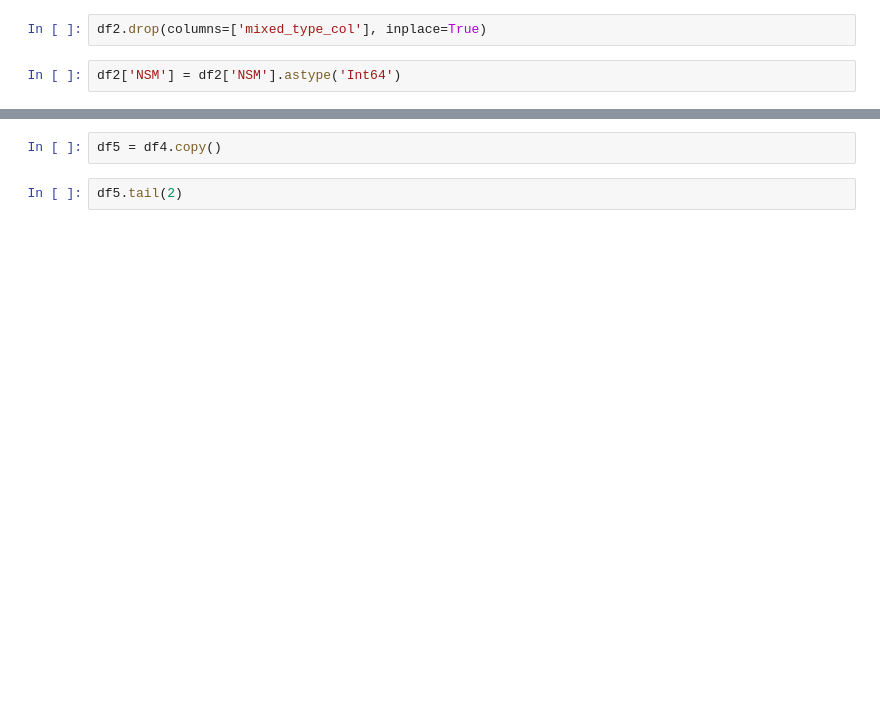
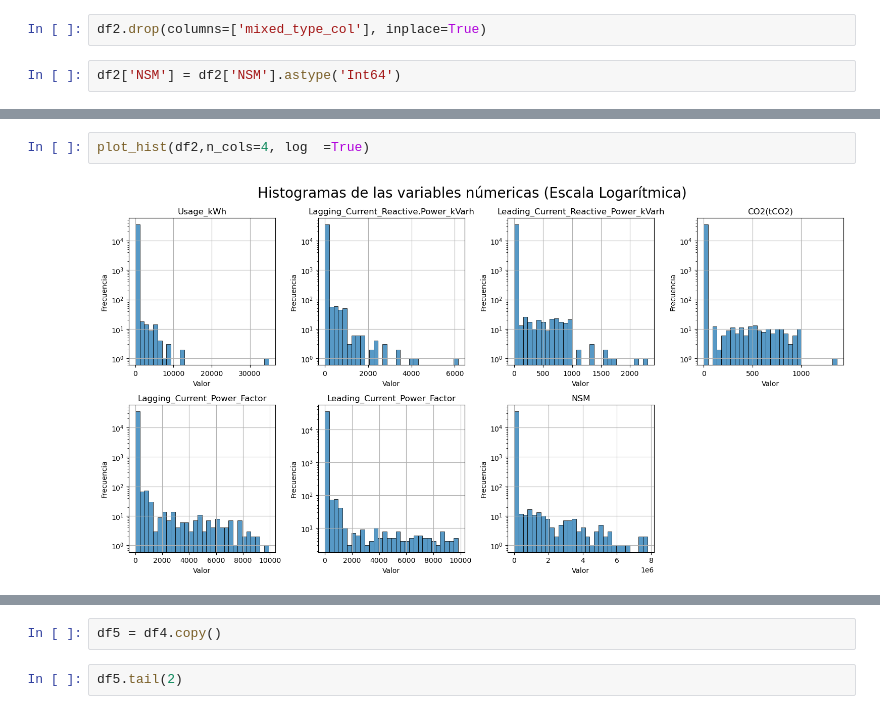
Before and after one commit to luisegg/mlops-team17-project, a Jupyter notebook: SteelEnergyPhase1.ipynb, the cells around one changed output, grey strips where cells are left out. Saved outputs shown, nothing was run; the diff lists cells and outputs as text; blank space fills up the shorter version.

```diff
--- a/SteelEnergyPhase1.ipynb
+++ b/SteelEnergyPhase1.ipynb
@@ -343,0 +460,4 @@ array([[<Axes: title={'center': 'date'}>,
+# %%
+plot_hist(df2,n_cols=4, log  =True)
+# %% [output]
+[figure, added]
```
Also changed, not shown: parts of 123 cells of this notebook, 1 other file.
